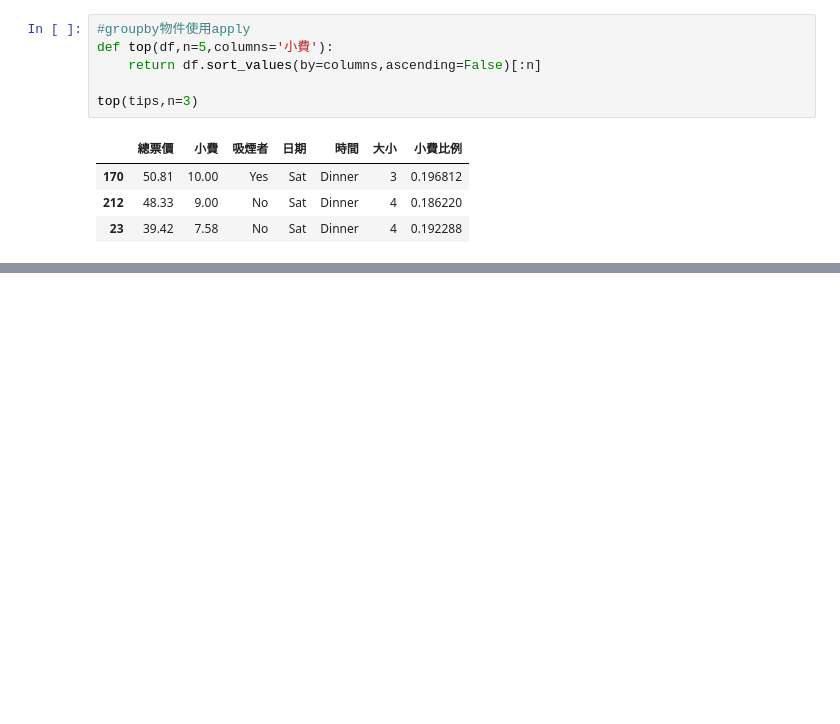
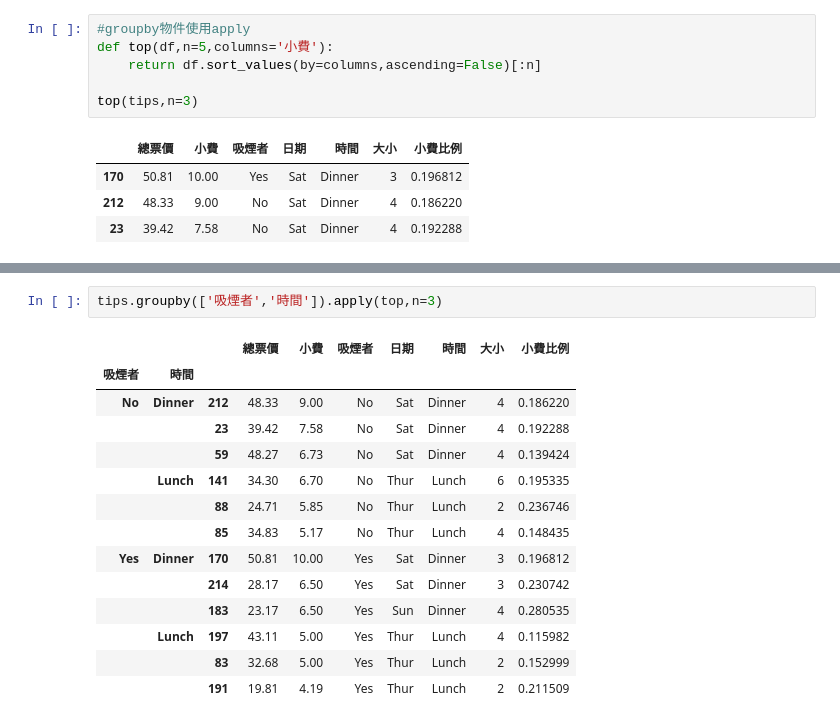
Before and after one commit to roberthsu2003/python, a Jupyter notebook: 上課用目錄/python813/lesson18_4.ipynb, the cells around one changed output, grey strips where cells are left out. Drawn from its saved outputs; the diff is of its cells as text; blank space fills up the shorter version.

```diff
--- a/上課用目錄/python813/lesson18_4.ipynb
+++ b/上課用目錄/python813/lesson18_4.ipynb
@@ -127,0 +139,17 @@ top(tips,n=3)
+# %%
+tips.groupby(['吸煙者','時間']).apply(top,n=3)
+# %% [output]
+|  |  |  | 總票價 | 小費 | 吸煙者 | 日期 | 時間 | 大小 | 小費比例 |
+| 吸煙者 | 時間 |  |  |  |  |  |  |  |  |
+| No | Dinner | 212 | 48.33 | 9.00 | No | Sat | Dinner | 4 | 0.186220 |
+|  |  | 23 | 39.42 | 7.58 | No | Sat | Dinner | 4 | 0.192288 |
+|  |  | 59 | 48.27 | 6.73 | No | Sat | Dinner | 4 | 0.139424 |
+|  | Lunch | 141 | 34.30 | 6.70 | No | Thur | Lunch | 6 | 0.195335 |
+|  |  | 88 | 24.71 | 5.85 | No | Thur | Lunch | 2 | 0.236746 |
+|  |  | 85 | 34.83 | 5.17 | No | Thur | Lunch | 4 | 0.148435 |
+| Yes | Dinner | 170 | 50.81 | 10.00 | Yes | Sat | Dinner | 3 | 0.196812 |
+|  |  | 214 | 28.17 | 6.50 | Yes | Sat | Dinner | 3 | 0.230742 |
+|  |  | 183 | 23.17 | 6.50 | Yes | Sun | Dinner | 4 | 0.280535 |
+|  | Lunch | 197 | 43.11 | 5.00 | Yes | Thur | Lunch | 4 | 0.115982 |
+|  |  | 83 | 32.68 | 5.00 | Yes | Thur | Lunch | 2 | 0.152999 |
+|  |  | 191 | 19.81 | 4.19 | Yes | Thur | Lunch | 2 | 0.211509 |
```
Also changed, not shown: parts of 1 cell of this notebook.
